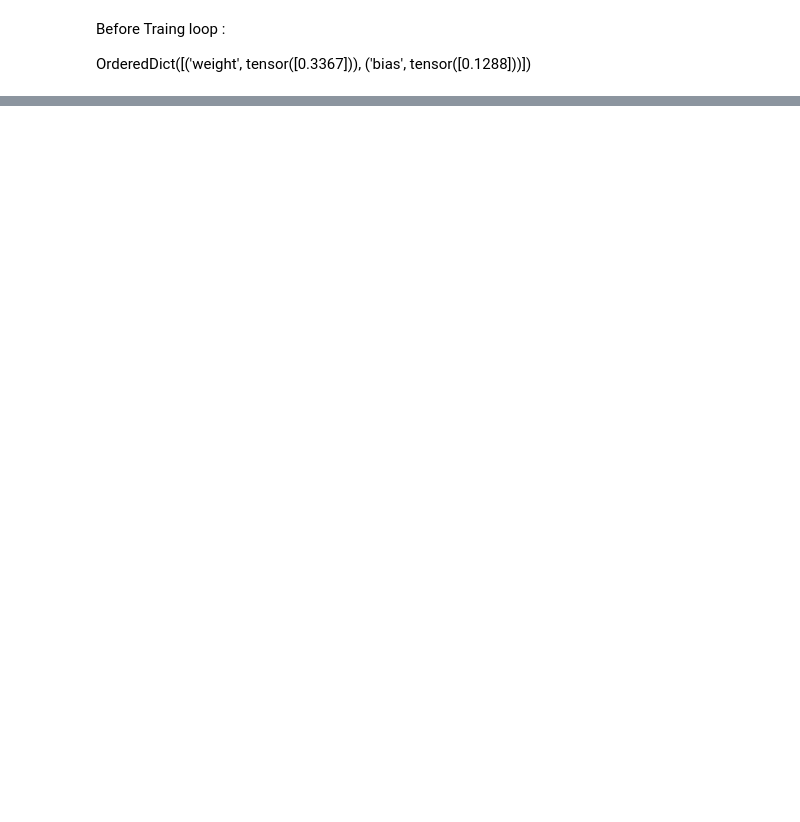
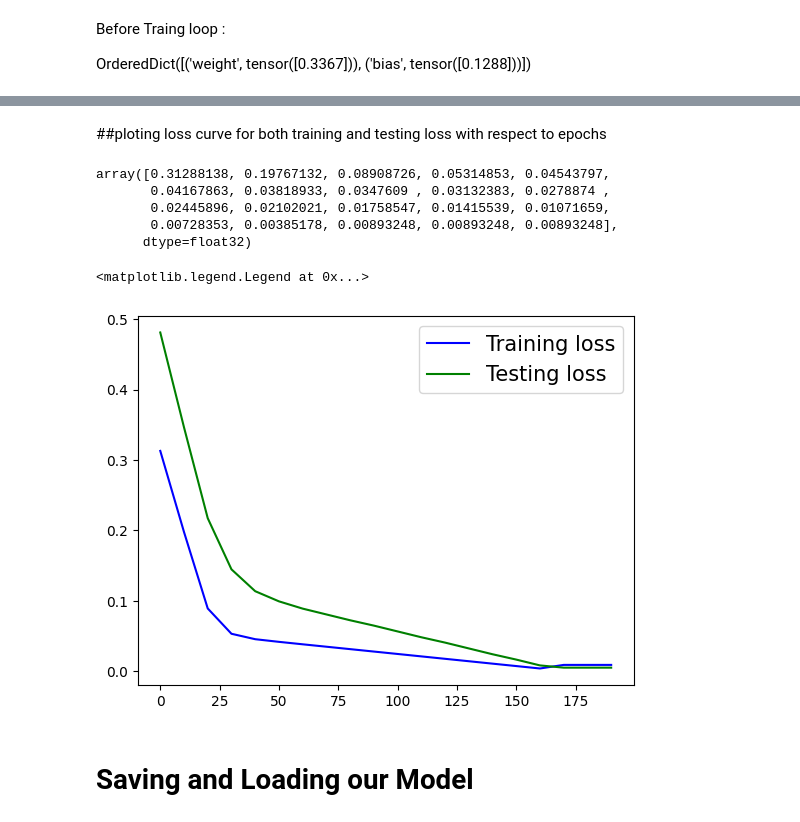
Before and after one commit to arosha27/Week4-LearnPyTorch, a Jupyter notebook: 01_PyTorchWorkflow.ipynb, the cells around one changed output, grey strips where cells are left out. Drawn from its saved outputs; the diff is of its cells as text; code cells hidden in the pictures; blank space fills up the shorter version.

```diff
--- a/01_PyTorchWorkflow.ipynb
+++ b/01_PyTorchWorkflow.ipynb
@@ -375,0 +422,23 @@ plot_predictions(predictions = y_preds)
+# %% [markdown]
+##ploting loss curve for both training and testing loss with respect to epochs
+# %%
+#plot can't be drawn on tensors . Thus converting to numpy
+import numpy as np
+train_loss_values
+numpy_train_loss = np.array(torch.tensor(train_loss_values).cpu().numpy())
+numpy_train_loss
+# %% [output]
+array([0.31288138, 0.19767132, 0.08908726, 0.05314853, 0.04543797,
+       0.04167863, 0.03818933, 0.0347609 , 0.03132383, 0.0278874 ,
+       0.02445896, 0.02102021, 0.01758547, 0.01415539, 0.01071659,
+       0.00728353, 0.00385178, 0.00893248, 0.00893248, 0.00893248],
+      dtype=float32)
+# %%
+plt.plot(epochs_counts , numpy_train_loss , c= "blue", label = "Training loss")
+plt.plot(epochs_counts , test_loss_values , c="green" , label = "Testing loss" )
+plt.legend(prop = {"size": 15})
+# %% [output]
+<matplotlib.legend.Legend at 0x...>
+[figure, added]
+# %% [markdown]
+# Saving and Loading our Model
```
Also changed, not shown: parts of 16 cells of this notebook.
